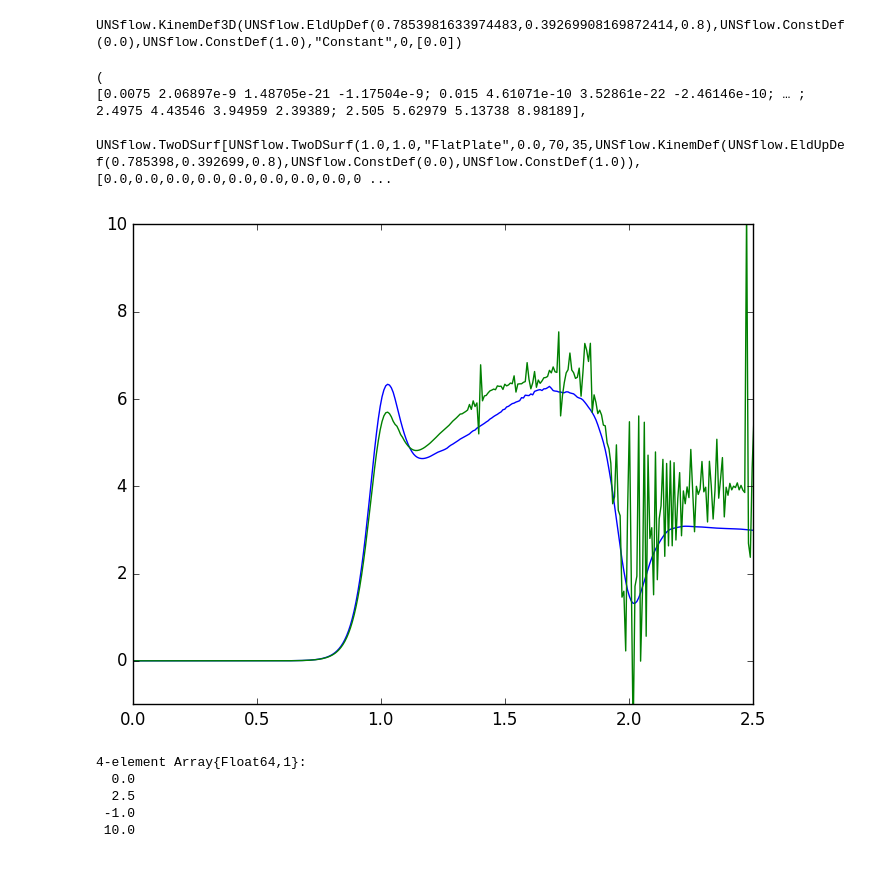
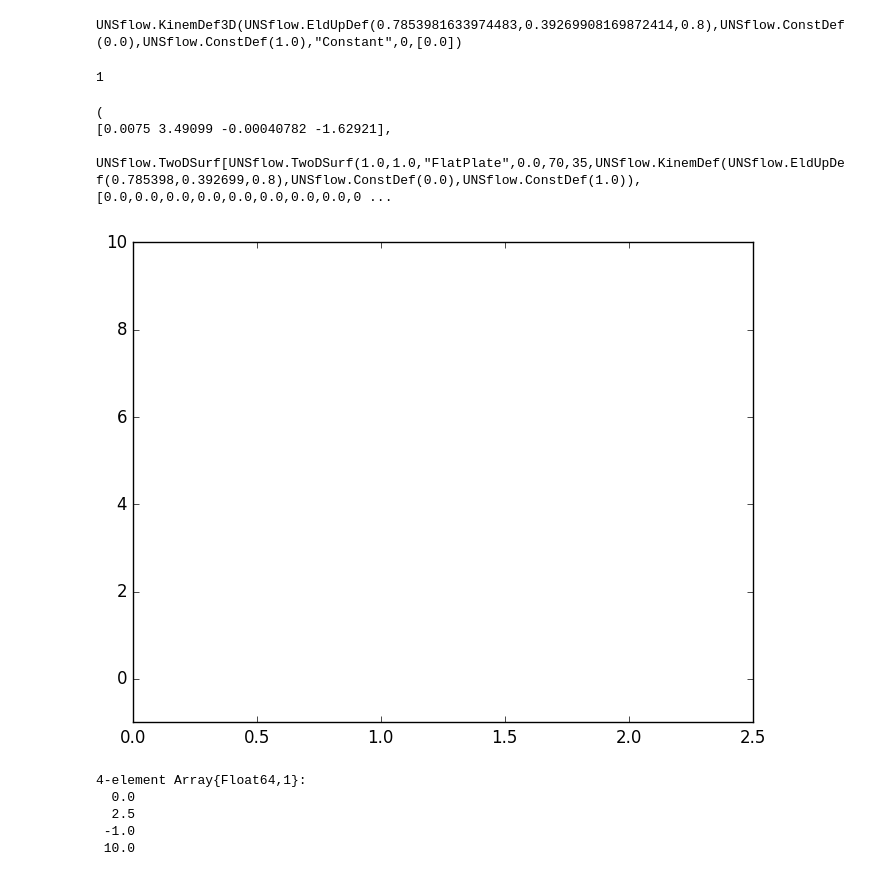
Before and after one commit to KiranRamesh-Aero/UnsteadyFlowSolvers.jl, a Jupyter notebook: Notebooks/3D extensions - with LEV.ipynb, the cells around one changed output. Drawn from its saved outputs; the diff is of its cells as text; code cells hidden in the pictures.

```diff
--- a/Notebooks/3D extensions - with LEV.ipynb
+++ b/Notebooks/3D extensions - with LEV.ipynb
@@ -50,10 +36,9 @@ cref = 1.
 bref = 10.
 sref = 10.
 
-patch1 = patch(0., -5., 0., 0., "FlatPlate", 1., 0., 0.11, 7)
+patch1 = patch(0., -5., 0., 0., "FlatPlate", 1., 0., 0.11, 20)
 patch2 = patch(0., 0., 0., 0., "FlatPlate", 1., 0., 0.11, 7)
-patch3 = patch(0., 5., 0., 0., "FlatPlate", 1., 0., 0.11, 5)
-patchdata = [patch1; patch2; patch3]
+patchdata = [patch1; patch2]
 
 alphadef = EldUpDef(45.*pi/180, pi/8, 0.8)
 hdef = ConstDef(0.)
@@ -65,19 +50,23 @@ UNSflow.KinemDef3D(UNSflow.EldUpDef(0.7853981633974483,0.39269908169872414,0.8),
 surf = ThreeDSurf(cref, bref, sref, patchdata, kin, 1., 70, 35, 15)
 field = ThreeDFlowField()
 dtstar = 0.0075
-nsteps =round(Int,2.5/dtstar) + 1
-mat3d, surf3d, field3d = QSLLT_ldvm(surf, field, nsteps, dtstar)
+#nsteps =round(Int,2.5/dtstar) + 1
+nsteps = 1
 # %% [output]
-(
-[0.0075 2.06897e-9 1.48705e-21 -1.17504e-9; 0.015 4.61071e-10 3.52861e-22 -2.46146e-10; … ; 2.4975 4.43546 3.94959 2.39389; 2.505 5.62979 5.13738 8.98189],
-
-UNSflow.TwoDSurf[UNSflow.TwoDSurf(1.0,1.0,"FlatPlate",0.0,70,35,UNSflow.KinemDef(UNSflow.EldUpDef(0.785398,0.392699,0.8),UNSflow.ConstDef(0.0),UNSflow.ConstDef(1.0)),[0.0,0.0,0.0,0.0,0.0,0.0,0.0,0.0,0 ...
+1
+# %%
+mat3d, surf3d, field3d = QSLLT_lautat(surf, field, nsteps, dtstar)
+# %% [output]
+(
+[0.0075 3.49099 -0.00040782 -1.62921],
+
+UNSflow.TwoDSurf[UNSflow.TwoDSurf(1.0,1.0,"FlatPlate",0.0,70,35,UNSflow.KinemDef(UNSflow.EldUpDef(0.785398,0.392699,0.8),UNSflow.ConstDef(0.0),UNSflow.ConstDef(1.0)),[0.0,0.0,0.0,0.0,0.0,0.0,0.0,0.0,0 ...
 # %%
-plot(mat2d[:,1],mat2d[:,6])
+#plot(mat2d[:,1],mat2d[:,6])
 plot(mat3d[:,1], mat3d[:,2])
 axis([0, 2.5, -1, 10])
 # %% [output]
-[figure, old version]
+[figure, new version]
 4-element Array{Float64,1}:
   0.0
   2.5
```
Also changed, not shown: parts of 10 cells of this notebook, 3 other files.
